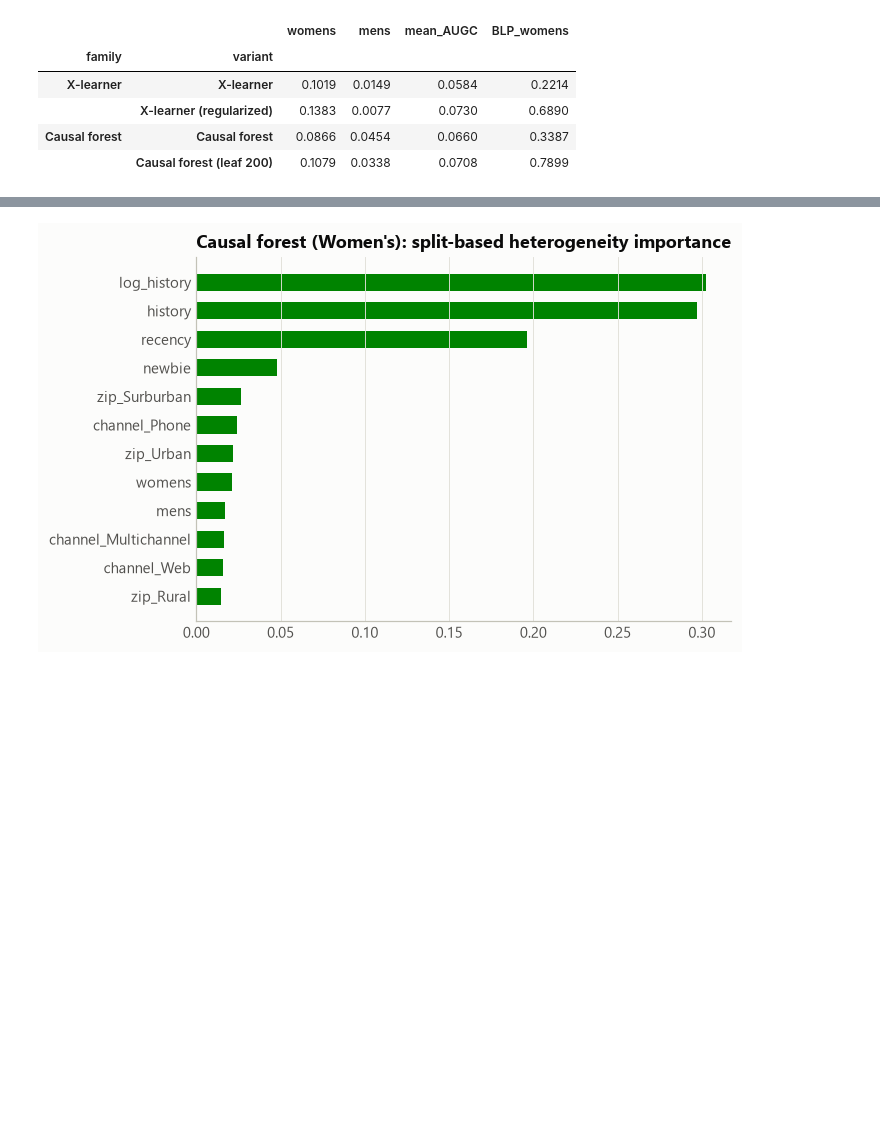
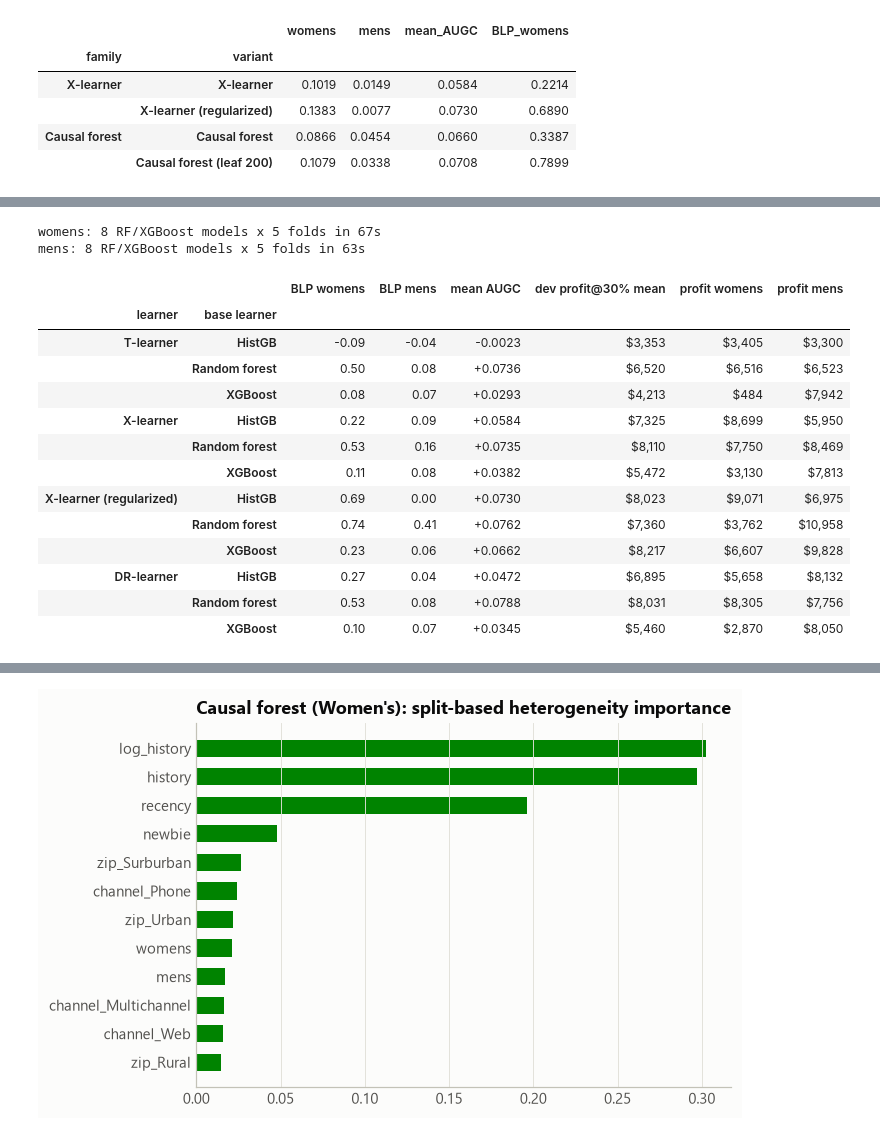
Before and after one commit to bharatxjain/Marketing-Incrementality-Uplift-Optimization, a Jupyter notebook: notebooks/03_advanced_uplift_models.ipynb, the cells around one changed output, grey strips where cells are left out. Cells and saved outputs as stored; diff of their text form; code cells hidden in the pictures; blank space fills up the shorter version.

Commit message:
Models used.

```diff
--- a/notebooks/03_advanced_uplift_models.ipynb
+++ b/notebooks/03_advanced_uplift_models.ipynb
@@ -396,0 +406,53 @@ pd.DataFrame(rows).set_index(["family", "variant"])
+# %%
+BASES = {"HistGB": "hgb", "Random forest": "rf", "XGBoost": "xgb"}
+FAMILIES = {"T-learner": ("t_learner", {}), "X-learner": ("x_learner", {}),
+            "X-learner (regularized)": ("x_learner", {"min_samples_leaf": 600, "max_leaf_nodes": 8}),
+            "DR-learner": ("dr_learner", {})}
+new_specs = {f"{fam} · {bname}": (key, {**params, "base": b})
+             for fam, (key, params) in FAMILIES.items() for bname, b in BASES.items() if b != "hgb"}
+oof_base = {}
+for key in CAMPAIGN_KEYS:
+    t0 = time.time()
+    sc = pipeline.cross_fit(df, X, folds, key, new_specs, outcome="spend", include_response=False)
+    for fam in FAMILIES:  # HistGB versions were already fitted in section 1
+        sc[f"{fam} · HistGB"] = oof[key][fam]
+    oof_base[key] = sc
+    print(f"{key}: {len(new_specs)} RF/XGBoost models x 5 folds in {time.time() - t0:.0f}s")
+
+rows = []
+for fam in FAMILIES:
+    for bname in BASES:
+        name = f"{fam} · {bname}"
+        row = {"learner": fam, "base learner": bname}
+        prof, aug = [], []
+        for key in CAMPAIGN_KEYS:
+            s = oof_base[key][name].to_numpy()
+            g = gamma["spend"][key].loc[oof_base[key].index].to_numpy()
+            aug.append(evaluation.area_above_random(evaluation.gain_curve(s, g)))
+            gain = evaluation.policy_gain(evaluation.top_k_mask(s, 0.3), g)["estimate"]
+            prof.append((config.MARGIN * gain - config.COST_PER_CONTACT * 0.3) * config.POPULATION_SIZE)
+            row[f"BLP {key}"] = evaluation.calibration_slope(s, g)["slope"]
+        row["mean AUGC"], row["dev profit@30% mean"] = np.mean(aug), np.mean(prof)
+        row["profit womens"], row["profit mens"] = prof[0], prof[1]
+        rows.append(row)
+base_cmp = pd.DataFrame(rows).set_index(["learner", "base learner"])
+base_cmp.to_csv(config.ARTIFACTS_DIR / "base_learner_comparison.csv")
+base_cmp.style.format({"mean AUGC": "{:+.4f}", "BLP womens": "{:.2f}", "BLP mens": "{:.2f}",
+                       "dev profit@30% mean": P.money0, "profit womens": P.money0, "profit mens": P.money0})
+# %% [output]
+womens: 8 RF/XGBoost models x 5 folds in 67s
+mens: 8 RF/XGBoost models x 5 folds in 63s
+|  |  | BLP womens | BLP mens | mean AUGC | dev profit@30% mean | profit womens | profit mens |
+| learner | base learner |  |  |  |  |  |  |
+| T-learner | HistGB | -0.09 | -0.04 | -0.0023 | $3,353 | $3,405 | $3,300 |
+|  | Random forest | 0.50 | 0.08 | +0.0736 | $6,520 | $6,516 | $6,523 |
+|  | XGBoost | 0.08 | 0.07 | +0.0293 | $4,213 | $484 | $7,942 |
+| X-learner | HistGB | 0.22 | 0.09 | +0.0584 | $7,325 | $8,699 | $5,950 |
+|  | Random forest | 0.53 | 0.16 | +0.0735 | $8,110 | $7,750 | $8,469 |
+|  | XGBoost | 0.11 | 0.08 | +0.0382 | $5,472 | $3,130 | $7,813 |
+| X-learner (regularized) | HistGB | 0.69 | 0.00 | +0.0730 | $8,023 | $9,071 | $6,975 |
+|  | Random forest | 0.74 | 0.41 | +0.0762 | $7,360 | $3,762 | $10,958 |
+|  | XGBoost | 0.23 | 0.06 | +0.0662 | $8,217 | $6,607 | $9,828 |
+| DR-learner | HistGB | 0.27 | 0.04 | +0.0472 | $6,895 | $5,658 | $8,132 |
+|  | Random forest | 0.53 | 0.08 | +0.0788 | $8,031 | $8,305 | $7,756 |
+|  | XGBoost | 0.10 | 0.07 | +0.0345 | $5,460 | $2,870 | $8,050 |
```
Also changed, not shown: parts of 7 cells of this notebook, 17 other files.
